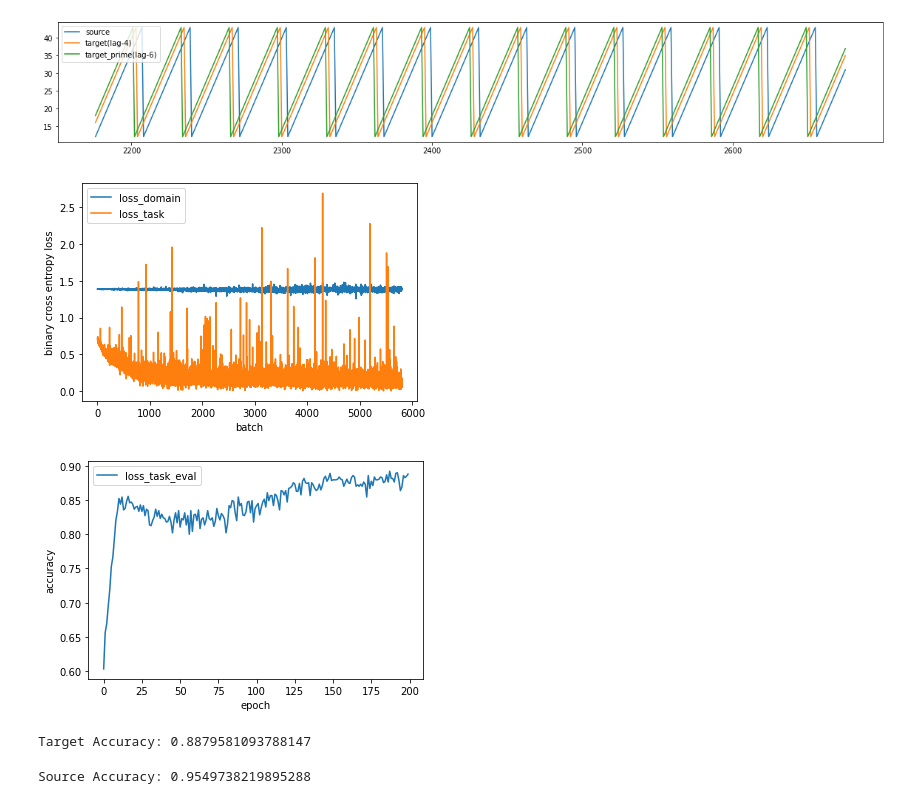
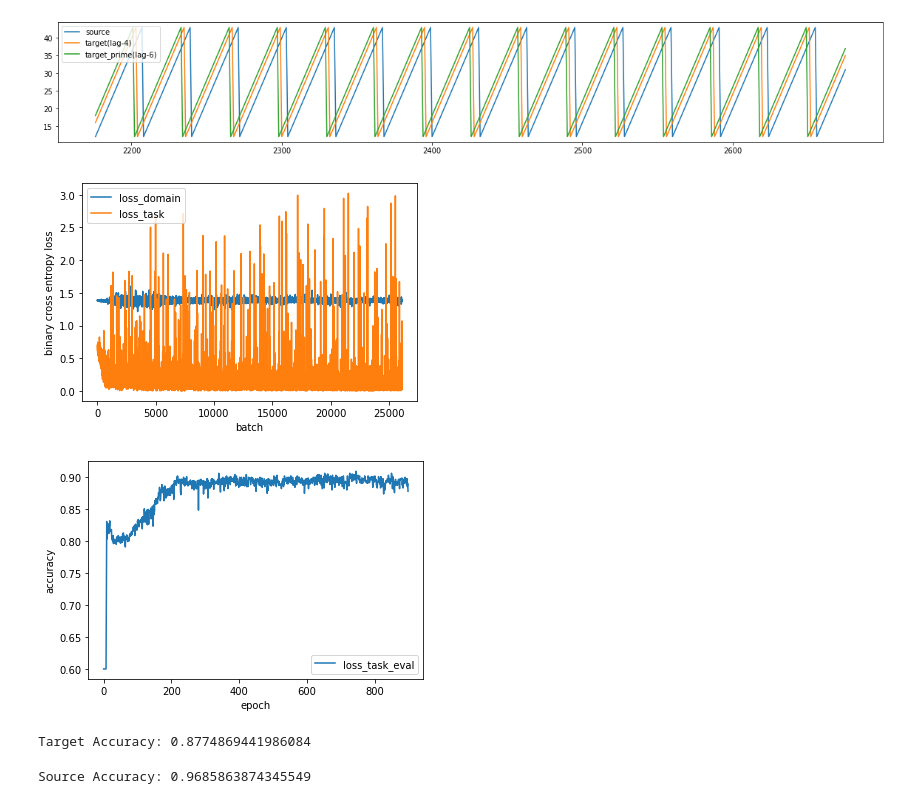
Before and after one commit to oh-yu/domain-invariant-learning, a Jupyter notebook: temporal_shift_simulation_isih-DA.ipynb, the cells around one changed output. Drawn from its saved outputs; the diff is of its cells as text; code cells hidden in the pictures.

Commit message:
revise experiment, duplicated pred_y_task

```diff
--- a/temporal_shift_simulation_isih-DA.ipynb
+++ b/temporal_shift_simulation_isih-DA.ipynb
@@ -161,23 +161,23 @@ test_target_X = test_target_X.to(DEVICE)
 test_target_y_task = test_target_y_task.to(DEVICE)
 # %%
 isih_dann = IsihDanns(input_size=train_source_X.shape[2], hidden_size=128, lr_dim1=0.0001, lr_dim2=0.00005,
-                      num_epochs_dim1=200, num_epochs_dim2=100)
+                      num_epochs_dim1=900, num_epochs_dim2=100)
 isih_dann.fit_1st_dim(source_loader, target_loader, test_target_X, test_target_y_task)
 # %% [output]
-[figure, old version]
+[figure, new version]
-[figure, old version]
+[figure, new version]
 # %%
 pred_y_task = isih_dann.predict(test_target_X, is_1st_dim=True)
 pred_y_task = pred_y_task > 0.5
 print(f"Target Accuracy: {sum(test_target_y_task == pred_y_task) / pred_y_task.shape[0]}")
 # %% [output]
-Target Accuracy: 0.8879581093788147
+Target Accuracy: 0.8774869441986084
 # %%
-pred_y_task = isih_dann.predict(train_source_X, is_1st_dim=True)
-pred_y_task = pred_y_task > 0.5
-print(f"Source Accuracy: {sum(train_source_y_task.reshape(-1) == pred_y_task.detach().cpu().numpy()) / pred_y_task.shape[0]}")
+pred_source_y_task = isih_dann.predict(train_source_X, is_1st_dim=True)
+pred_source_y_task = pred_source_y_task > 0.5
+print(f"Source Accuracy: {sum(train_source_y_task.reshape(-1) == pred_source_y_task.detach().cpu().numpy()) / pred_source_y_task.shape[0]}")
 # %% [output]
-Source Accuracy: 0.9549738219895288
+Source Accuracy: 0.9685863874345549
 # %%
 train_source_X = target_X
 train_source_y_task = pred_y_task.cpu().detach().numpy()
```
Also changed, not shown: parts of 1 cell of this notebook, 1 other file.
